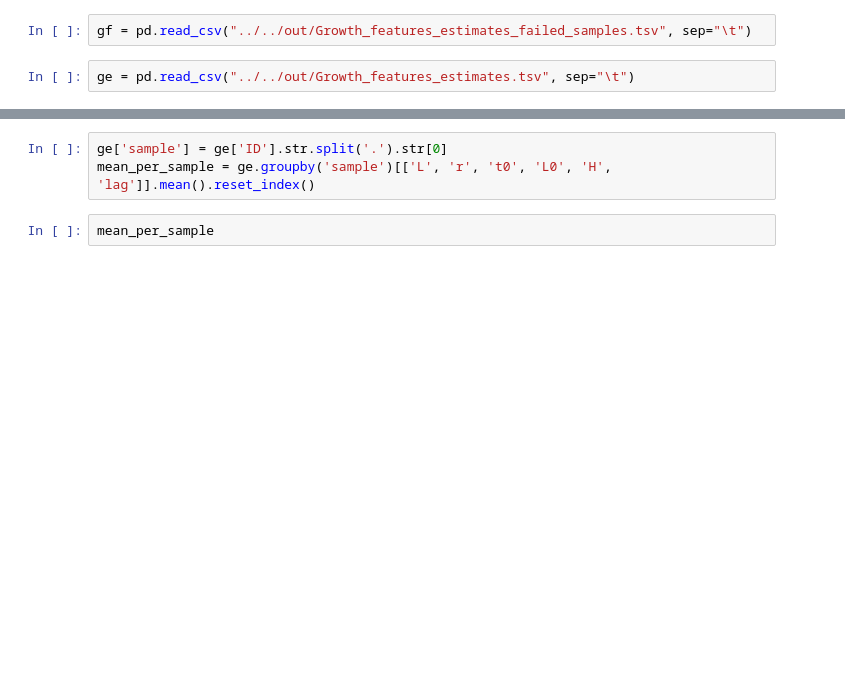
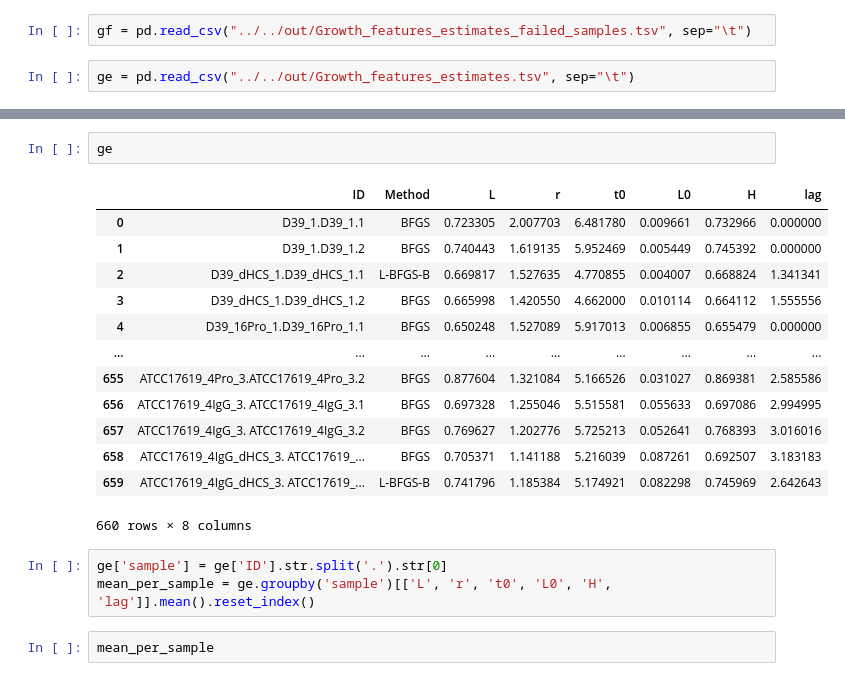
Before and after one commit to jburgaya/2026_growth_kinetics, a Jupyter notebook: workflow/jupyternotebooks/estimate_params.ipynb, the cells around one changed output, grey strips where cells are left out. Cells and saved outputs as stored; diff of their text form; blank space fills up the shorter version.

```diff
--- a/workflow/jupyternotebooks/estimate_params.ipynb
+++ b/workflow/jupyternotebooks/estimate_params.ipynb
@@ -213,3 +213,19 @@ gf
+# %%
+ge
+# %% [output]
+|  | ID | Method | L | r | t0 | L0 | H | lag |
+| 0 | D39_1.D39_1.1 | BFGS | 0.723305 | 2.007703 | 6.481780 | 0.009661 | 0.732966 | 0.000000 |
+| 1 | D39_1.D39_1.2 | BFGS | 0.740443 | 1.619135 | 5.952469 | 0.005449 | 0.745392 | 0.000000 |
+| 2 | D39_dHCS_1.D39_dHCS_1.1 | L-BFGS-B | 0.669817 | 1.527635 | 4.770855 | 0.004007 | 0.668824 | 1.341341 |
+| 3 | D39_dHCS_1.D39_dHCS_1.2 | BFGS | 0.665998 | 1.420550 | 4.662000 | 0.010114 | 0.664112 | 1.555556 |
+| 4 | D39_16Pro_1.D39_16Pro_1.1 | BFGS | 0.650248 | 1.527089 | 5.917013 | 0.006855 | 0.655479 | 0.000000 |
+| ... | ... | ... | ... | ... | ... | ... | ... | ... |
+| 655 | ATCC17619_4Pro_3.ATCC17619_4Pro_3.2 | BFGS | 0.877604 | 1.321084 | 5.166526 | 0.031027 | 0.869381 | 2.585586 |
+| 656 | ATCC17619_4IgG_3. ATCC17619_4IgG_3.1 | BFGS | 0.697328 | 1.255046 | 5.515581 | 0.055633 | 0.697086 | 2.994995 |
+| 657 | ATCC17619_4IgG_3. ATCC17619_4IgG_3.2 | BFGS | 0.769627 | 1.202776 | 5.725213 | 0.052641 | 0.768393 | 3.016016 |
+| 658 | ATCC17619_4IgG_dHCS_3. ATCC17619_... | BFGS | 0.705371 | 1.141188 | 5.216039 | 0.087261 | 0.692507 | 3.183183 |
+| 659 | ATCC17619_4IgG_dHCS_3. ATCC17619_... | L-BFGS-B | 0.741796 | 1.185384 | 5.174921 | 0.082298 | 0.745969 | 2.642643 |
+660 rows × 8 columns
 # %%
 ge['sample'] = ge['ID'].str.split('.').str[0]
 mean_per_sample = ge.groupby('sample')[['L', 'r', 't0', 'L0', 'H', 'lag']].mean().reset_index()
```
Also changed, not shown: parts of 10 cells of this notebook.
